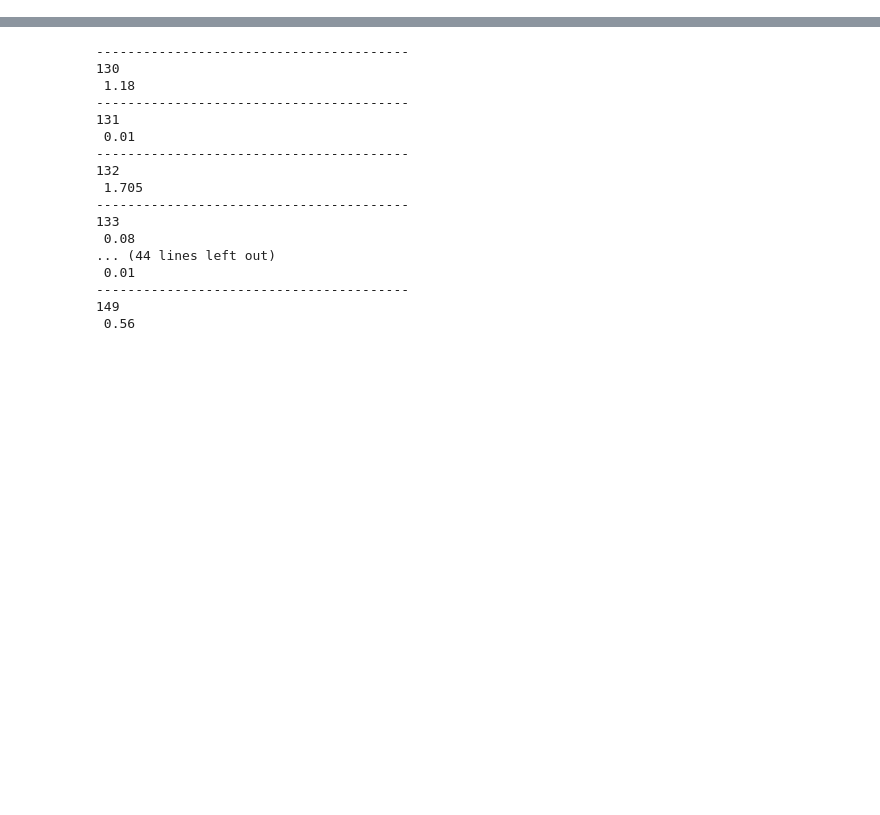
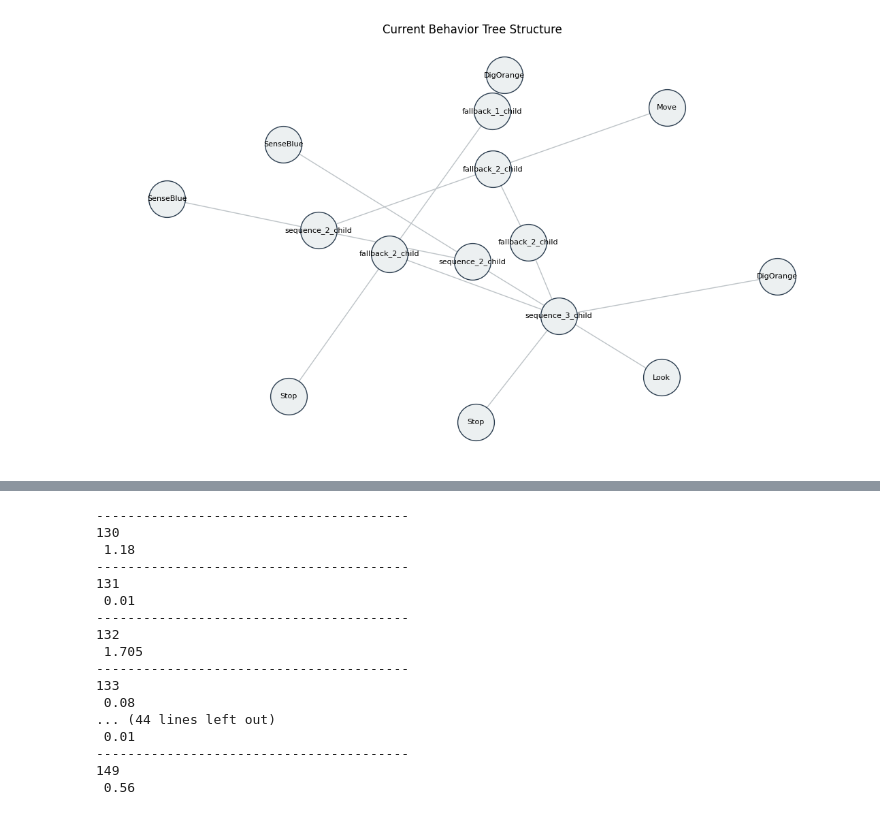
Before and after one commit to RealBenTen10/Swarmcraft, a Jupyter notebook: swarmcraft/stats/analysis.ipynb, the cells around one changed output, grey strips where cells are left out. Drawn from its saved outputs; the diff is of its cells as text; code cells hidden in the pictures; blank space fills up the shorter version.

```diff
--- a/swarmcraft/stats/analysis.ipynb
+++ b/swarmcraft/stats/analysis.ipynb
@@ -19,0 +669,92 @@ plt.show()
+# %%
+data = []
+for i in range(3):
+    with open(f"run_9/snapshots/top5_gen_{i}.pkl", "rb") as f:
+        data += pickle.load(f)
+# %%
+import pickle
+import matplotlib.pyplot as plt
+import networkx as nx
+from deap import gp
+
+class BehaviorTreeNode(object):
+    def __init__(self):
+        pass
+class SequenceNode(object):
+    def __init__(self):
+        pass
+class FallbackNode(object):
+    def __init__(self):
+        pass
+def sequence_1_child(child1):
+    return SequenceNode([child1])
+
+def sequence_2_child(child1, child2):
+    return SequenceNode([child1, child2])
+
+def sequence_3_child(child1, child2, child3):
+    return SequenceNode([child1, child2, child3])
+
+def fallback_1_child(child1):
+    return FallbackNode([child1])
+
+def fallback_2_child(child1, child2):
+    return FallbackNode([child1, child2])
+
+def fallback_3_child(child1, child2, child3):
+    return FallbackNode([child1, child2, child3])
+# Ensure the pset has all nodes found in your string
+def generate_visualization_pset():
+    pset = gp.PrimitiveSetTyped("MAIN", [], BehaviorTreeNode)
+    # Control Nodes
+    pset.addPrimitive(sequence_1_child, [BehaviorTreeNode], BehaviorTreeNode)
+    pset.addPrimitive(sequence_2_child, [BehaviorTreeNode, BehaviorTreeNode], BehaviorTreeNode)
+    pset.addPrimitive(sequence_3_child, [BehaviorTreeNode, BehaviorTreeNode, BehaviorTreeNode], BehaviorTreeNode)
+    pset.addPrimitive(fallback_1_child, [BehaviorTreeNode], BehaviorTreeNode)
+    pset.addPrimitive(fallback_2_child, [BehaviorTreeNode, BehaviorTreeNode], BehaviorTreeNode)
+
+    # Terminals (Leaves) - Names must match the string exactly
+    pset.addTerminal(None, BehaviorTreeNode, name="DigBlue")
+    pset.addTerminal(None, BehaviorTreeNode, name="DigOrange")
+    pset.addTerminal(None, BehaviorTreeNode, name="Look")
+    pset.addTerminal(None, BehaviorTreeNode, name="Move")
+    pset.addTerminal(None, BehaviorTreeNode, name="Stop")
+    pset.addTerminal(None, BehaviorTreeNode, name="SenseBlue")
+    pset.addTerminal(None, BehaviorTreeNode, name="SenseOrange")
+    return pset
+
+
+def plot_tree_from_dict(data_dict):
+    pset = generate_visualization_pset()
+    tree_str = data_dict['tree']
+
+    # Reconstruct Tree
+    tree = gp.PrimitiveTree.from_string(tree_str, pset)
+    nodes, edges, labels = gp.graph(tree)
+
+    # Graph Setup
+    g = nx.DiGraph()
+    g.add_nodes_from(nodes)
+    g.add_edges_from(edges)
+
+    # Attempt hierarchical layout
+    try:
+        from networkx.drawing.nx_agraph import graphviz_layout
+        pos = graphviz_layout(g, prog="dot")
+    except ImportError:
+        pos = nx.spring_layout(g) # Fallback
+
+    plt.figure(figsize=(14, 8))
+    nx.draw_networkx_nodes(g, pos, node_size=1500, node_color="#ecf0f1", edgecolors="#2c3e50")
+    nx.draw_networkx_edges(g, pos, arrows=True, edge_color="#bdc3c7")
+    nx.draw_networkx_labels(g, pos, labels, font_size=8)
+
+    plt.title("Current Behavior Tree Structure")
+    plt.axis("off")
+    plt.show()
+
+# Example Data Execution
+data = {'tree': 'fallback_2_child(fallback_2_child(Move, sequence_2_child(sequence_2_child(SenseBlue, Look), SenseBlue)), sequence_3_child(fallback_2_child(fallback_1_child(DigOrange), Stop), DigOrange, Stop))'}
+plot_tree_from_dict(data)
+# %% [output]
+[figure, added]
```
Also changed, not shown: parts of 13 cells of this notebook, 6 other files.
